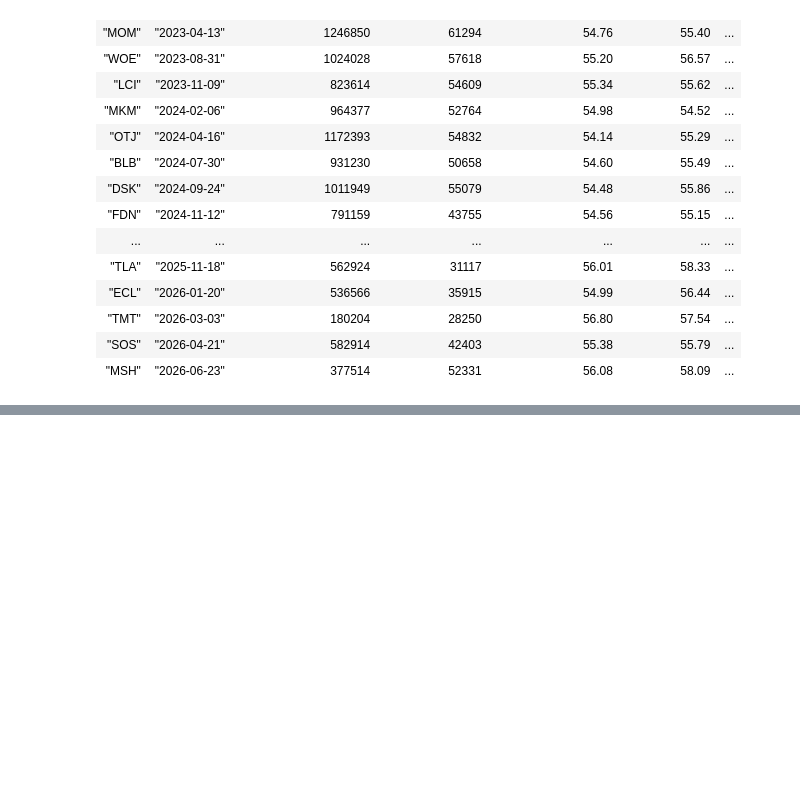
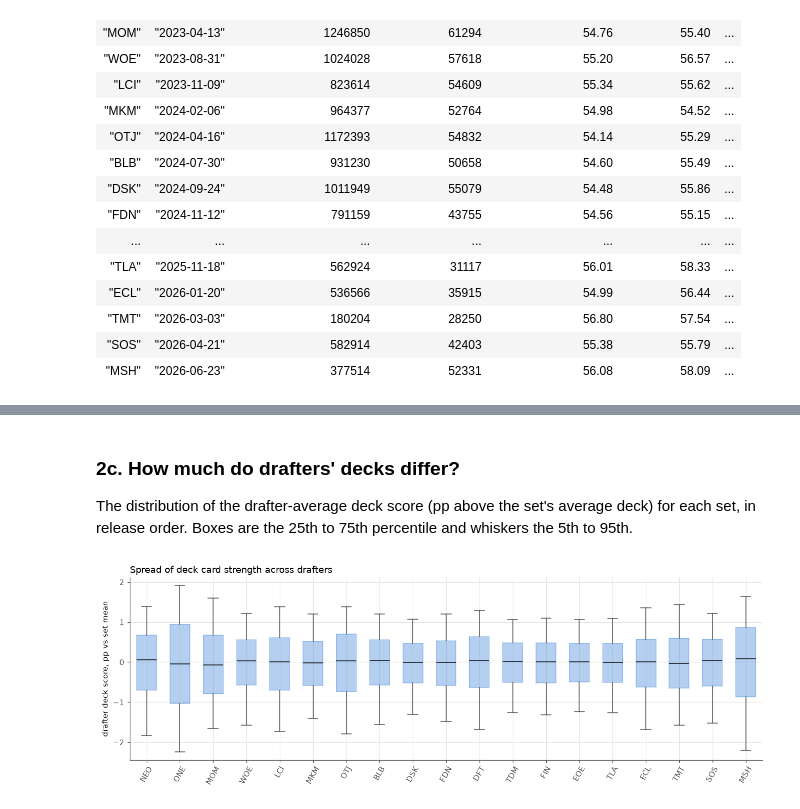
Before and after one commit to zscore/mtg-open-lane, a Jupyter notebook: notebooks/bombs.ipynb, the cells around one changed output, grey strips where cells are left out. Saved outputs shown, nothing was run; the diff lists cells and outputs as text; code cells hidden in the pictures; blank space fills up the shorter version.

```diff
--- a/notebooks/bombs.ipynb
+++ b/notebooks/bombs.ipynb
@@ -384,0 +219,19 @@ s5.sort("draft top5", descending=True)
+# %%
+rows = []
+for s in SETS:
+    g = games.filter(pl.col("set") == s)
+    x, y = g["score"].to_numpy(), g["won"].to_numpy().astype(np.float64)
+    slope = np.cov(x, y)[0, 1] / x.var() * 100
+    dr = (g.group_by("draft_id").agg(pl.col("score").mean(), pl.col("won").cast(pl.Float64).mean().alias("wr"),
+                                     pl.len().alias("n")).filter(pl.col("n") >= 3))
+    ds, wr, n = dr["score"].to_numpy(), dr["wr"].to_numpy(), dr["n"].to_numpy()
+    var_true = wr.var() - np.mean(wr.mean() * (1 - wr.mean()) / n)
+    c = ds - ds.mean()
+    rows.append({"set": s, "games": g.height, "drafters": dr.height, "sd game": x.std(), "sd drafter": ds.std(),
+                 "p10": np.percentile(c, 10), "p90": np.percentile(c, 90), "r game": np.corrcoef(x, y)[0, 1],
+                 "slope": slope, "sd true WR": np.sqrt(var_true) * 100,
+                 "share explained": (slope * ds.std()) ** 2 / (var_true * 1e4)})
+per_set = pl.DataFrame(rows)
+per_set.write_csv(OUT / "deck_score_summary.csv")
+display(per_set)
+print("median over sets:", {k: round(float(per_set[k].median()), 3) for k in per_set.columns[3:]})
@@ -384,0 +337,20 @@ s5.sort("draft top5", descending=True)
+# %% [markdown]
+### 2c. How much do drafters' decks differ?
+
+The distribution of the drafter-average deck score (pp above the set's average deck) for each set, in release order. Boxes
+are the 25th to 75th percentile and whiskers the 5th to 95th.
+# %%
+dist = []
+for s in SETS:
+    dr = games.filter(pl.col("set") == s).group_by("draft_id").agg(pl.col("score_c").mean(), pl.len()).filter(pl.col("len") >= 3)
+    dist.append(dr["score_c"].to_numpy())
+fig, ax = plt.subplots(figsize=(12, 4.2))
+ax.boxplot(dist, whis=(5, 95), showfliers=False, widths=0.6, patch_artist=True,
+           boxprops=dict(facecolor=BLUE, alpha=0.35, edgecolor=BLUE), medianprops=dict(color=INK),
+           whiskerprops=dict(color=MUTED), capprops=dict(color=MUTED))
+ax.set_xticks(range(1, len(SETS) + 1), SETS, rotation=60)
+ax.set_ylabel("drafter deck score, pp vs set mean")
+ax.set_title("Spread of deck card strength across drafters", loc="left")
+plt.tight_layout(); plt.show()
+# %% [output]
+[figure, added]
```
Also changed, not shown: parts of 30 cells of this notebook, 55 other files.
